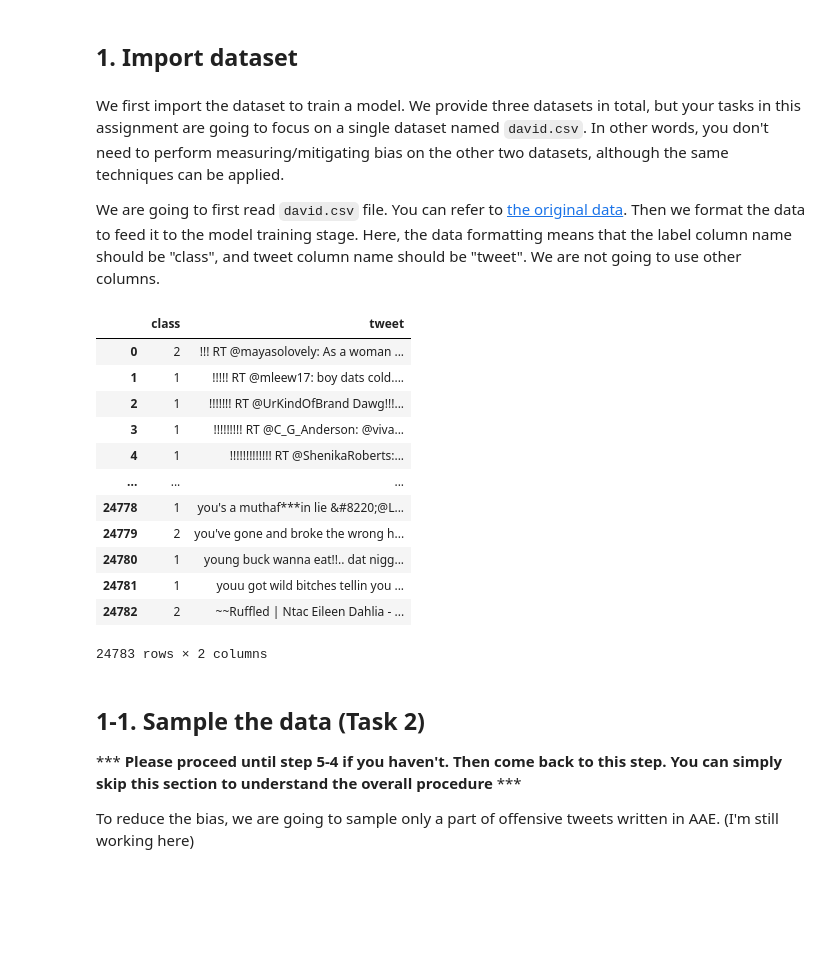
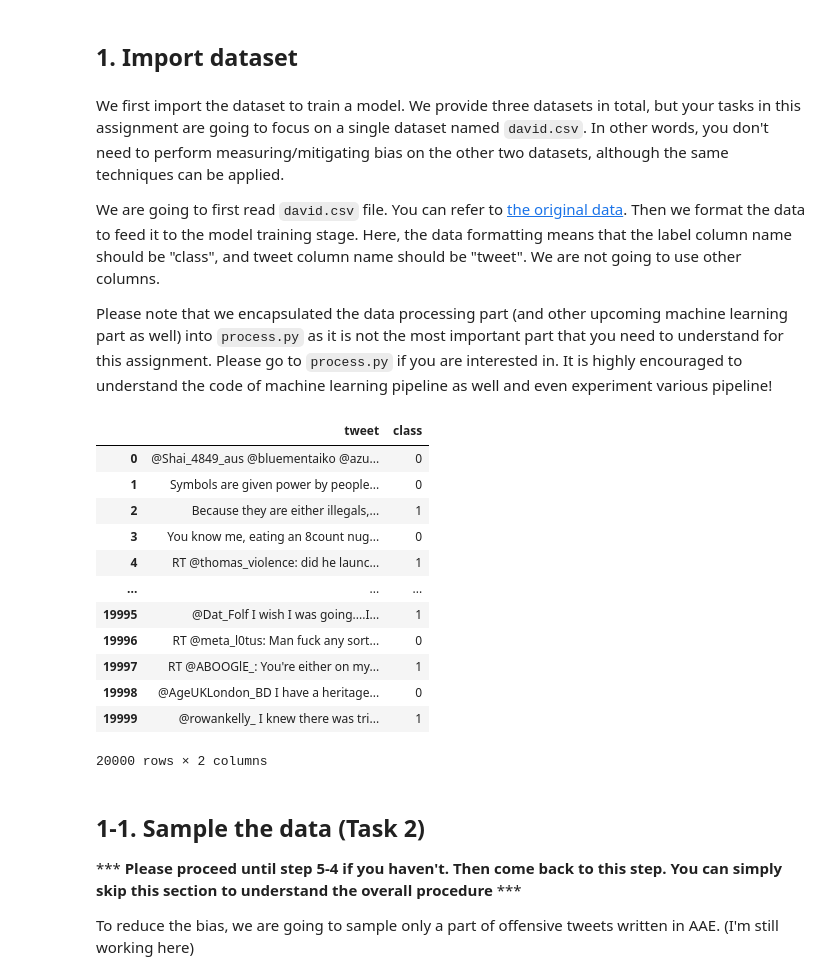
Before and after one commit to umartaufiqul/bias-awareness-platform, a Jupyter notebook: distribute/Assignment.ipynb, the cells around one changed output. Cells and saved outputs as stored; diff of their text form; code cells hidden in the pictures; blank space fills up the shorter version.

```diff
--- a/distribute/Assignment.ipynb
+++ b/distribute/Assignment.ipynb
@@ -42,49 +50,51 @@ Let's go over each step!
 We first import the dataset to train a model. We provide three datasets in total, but your tasks in this assignment are going to focus on a single dataset named `david.csv`. In other words, you don't need to perform measuring/mitigating bias on the other two datasets, although the same techniques can be applied.
 
 We are going to first read `david.csv` file. You can refer to [the original data](). Then we format the data to feed it to the model training stage. Here, the data formatting means that the label column name should be "class", and tweet column name should be "tweet". We are not going to use other columns.
+
+Please note that we encapsulated the data processing part (and other upcoming machine learning part as well) into `process.py` as it is not the most important part that you need to understand for this assignment. Please go to `process.py` if you are interested in. It is highly encouraged to understand the code of machine learning pipeline as well and even experiment various pipeline!
 # %%
 import process
 
-datasetInfo = {
-    'filename': 'http://3.35.21.90:3000/bias-awareness-platform/david.csv',                         # The filename
-    'label': ['Hateful', 'Offensive', 'Neither']     # Labels (0: Hateful, 1: Offensive, 2: Neither)
-}
+#datasetInfo = {
+#    'filename': 'http://3.34.183.118:3000/bias-awareness-platform/david.csv',                         # The filename
+#    'label': ['Hateful', 'Offensive', 'Neither']     # Labels (0: Hateful, 1: Offensive, 2: Neither)
+#}
 
 ################################################################
 # We also have the following two datasets. Please use these datasets for your exploration.
 
-#datasetInfo = {
-#    'filename': 'hatespeech.csv',
-#    'label': ['Normal', 'Hateful']
-#}
+datasetInfo = {
+    'filename': 'http://3.34.183.118:3000/bias-awareness-platform/hatespeech.csv',
+    'label': ['Normal', 'Hateful']
+}
 
 #datasetInfo = {
 #    'filename': 'sentiment.csv',
 #    'label': ['Negative', 'Positive']
 #}
 ###############################################################
 
 
 data = process.dataImporting(datasetInfo['filename'])    # read the dataset.
                                                          # process.py is also included in the root directory
 
 formattedData = process.dataFormatting(data, datasetInfo)     # format the dataset
 
 formattedData
 # %% [output]
-|  | class | tweet |
-| 0 | 2 | !!! RT @mayasolovely: As a woman ... |
-| 1 | 1 | !!!!! RT @mleew17: boy dats cold.... |
-| 2 | 1 | !!!!!!! RT @UrKindOfBrand Dawg!!!... |
-| 3 | 1 | !!!!!!!!! RT @C_G_Anderson: @viva... |
-| 4 | 1 | !!!!!!!!!!!!! RT @ShenikaRoberts:... |
+|  | tweet | class |
+| 0 | @Shai_4849_aus @bluementaiko @azu... | 0 |
+| 1 | Symbols are given power by people... | 0 |
+| 2 | Because they are either illegals,... | 1 |
+| 3 | You know me, eating an 8count nug... | 0 |
+| 4 | RT @thomas_violence: did he launc... | 1 |
 | ... | ... | ... |
-| 24778 | 1 | you's a muthaf***in lie &#8220;@L... |
-| 24779 | 2 | you've gone and broke the wrong h... |
-| 24780 | 1 | young buck wanna eat!!.. dat nigg... |
-| 24781 | 1 | youu got wild bitches tellin you ... |
-| 24782 | 2 | ~~Ruffled | Ntac Eileen Dahlia - ... |
+| 19995 | @Dat_Folf I wish I was going....I... | 1 |
+| 19996 | RT @meta_l0tus: Man fuck any sort... | 0 |
+| 19997 | RT @ABOOGlE_: You're either on my... | 1 |
+| 19998 | @AgeUKLondon_BD I have a heritage... | 0 |
+| 19999 | @rowankelly_ I knew there was tri... | 1 |
-24783 rows × 2 columns
+20000 rows × 2 columns
 # %% [markdown]
 ## 1-1. Sample the data (Task 2)
 
```
Also changed, not shown: parts of 13 cells of this notebook, 6 other files.
